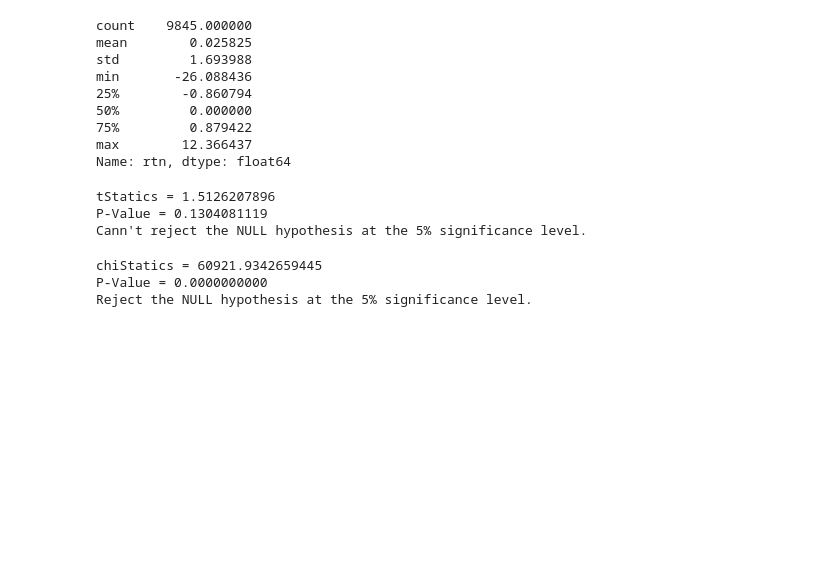
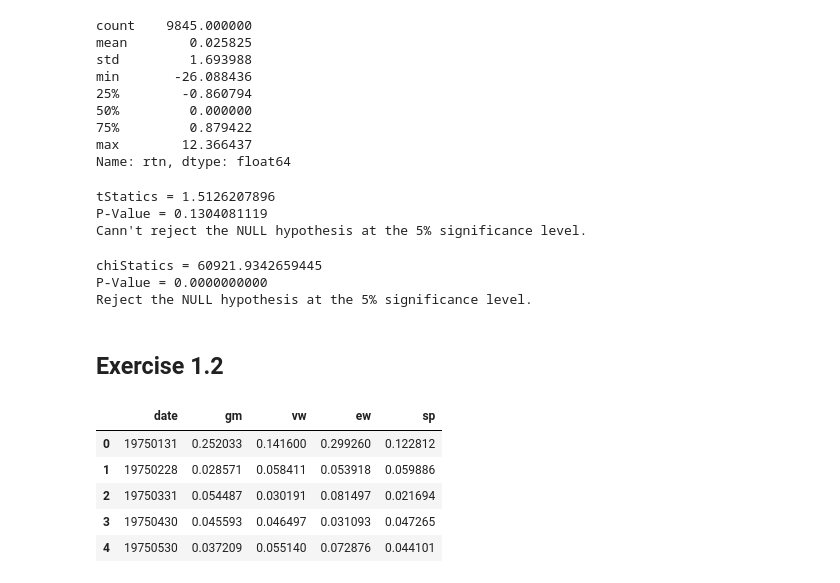
Before and after one commit to Jincheng-Gong/aofts3rd_python, a Jupyter notebook: codes/Ch1_Financial_Time_Series_and_Their_Characteristics.ipynb, the cells around one changed output. Cells and saved outputs as stored; diff of their text form; code cells hidden in the pictures; blank space fills up the shorter version.

Commit message:
Finish Ch1 Exercise 1.2

```diff
--- a/codes/Ch1_Financial_Time_Series_and_Their_Characteristics.ipynb
+++ b/codes/Ch1_Financial_Time_Series_and_Their_Characteristics.ipynb
@@ -162,3 +163,15 @@ else:
 chiStatics = 60921.9342659445
 P-Value = 0.0000000000
 Reject the NULL hypothesis at the 5% significance level.
+# %% [markdown]
+## Exercise 1.2
+# %%
+da = pd.read_csv(r'data\m-gm3dx7508.txt', sep=r"\s+", header=0)
+da.head()
+# %% [output]
+|  | date | gm | vw | ew | sp |
+| 0 | 19750131 | 0.252033 | 0.141600 | 0.299260 | 0.122812 |
+| 1 | 19750228 | 0.028571 | 0.058411 | 0.053918 | 0.059886 |
+| 2 | 19750331 | 0.054487 | 0.030191 | 0.081497 | 0.021694 |
+| 3 | 19750430 | 0.045593 | 0.046497 | 0.031093 | 0.047265 |
+| 4 | 19750530 | 0.037209 | 0.055140 | 0.072876 | 0.044101 |
```
Also changed, not shown: parts of 5 cells of this notebook.
